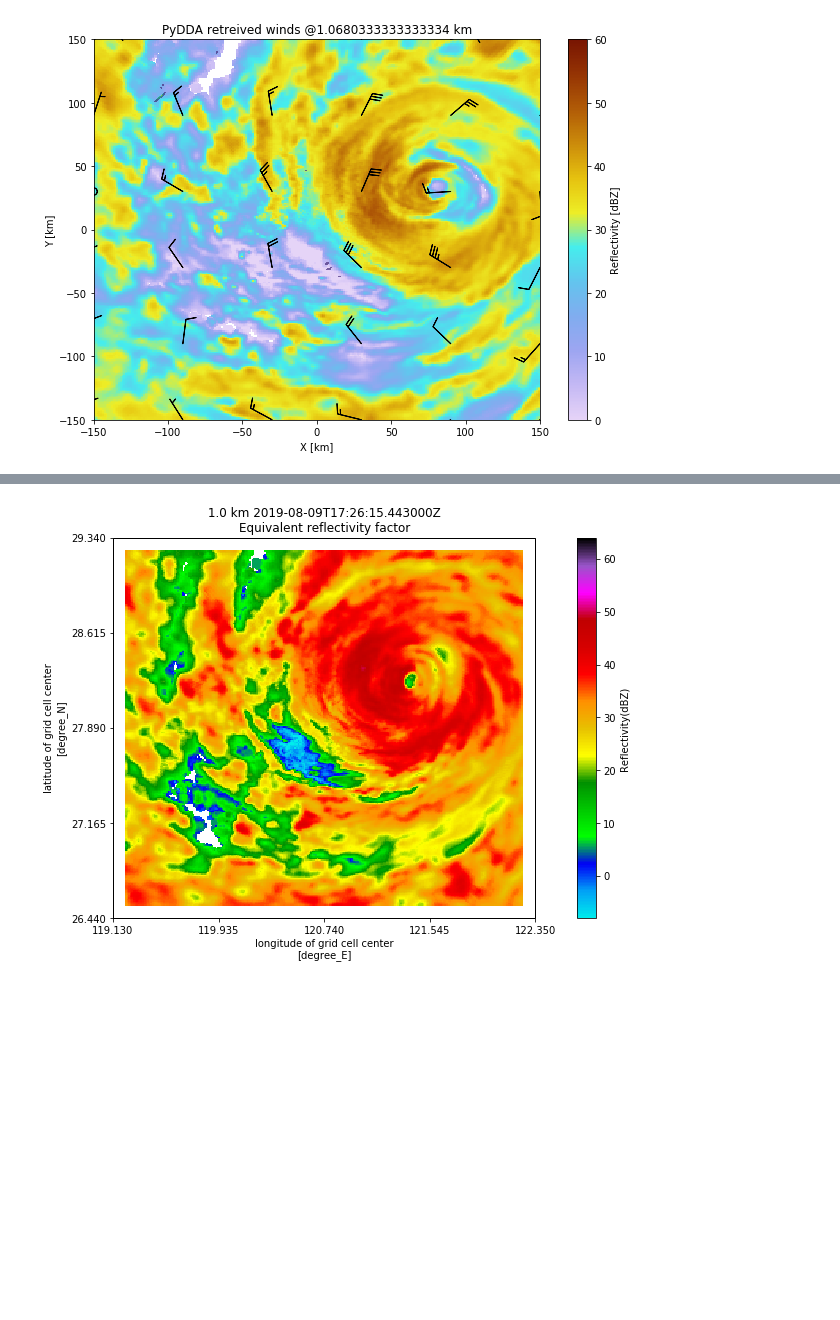
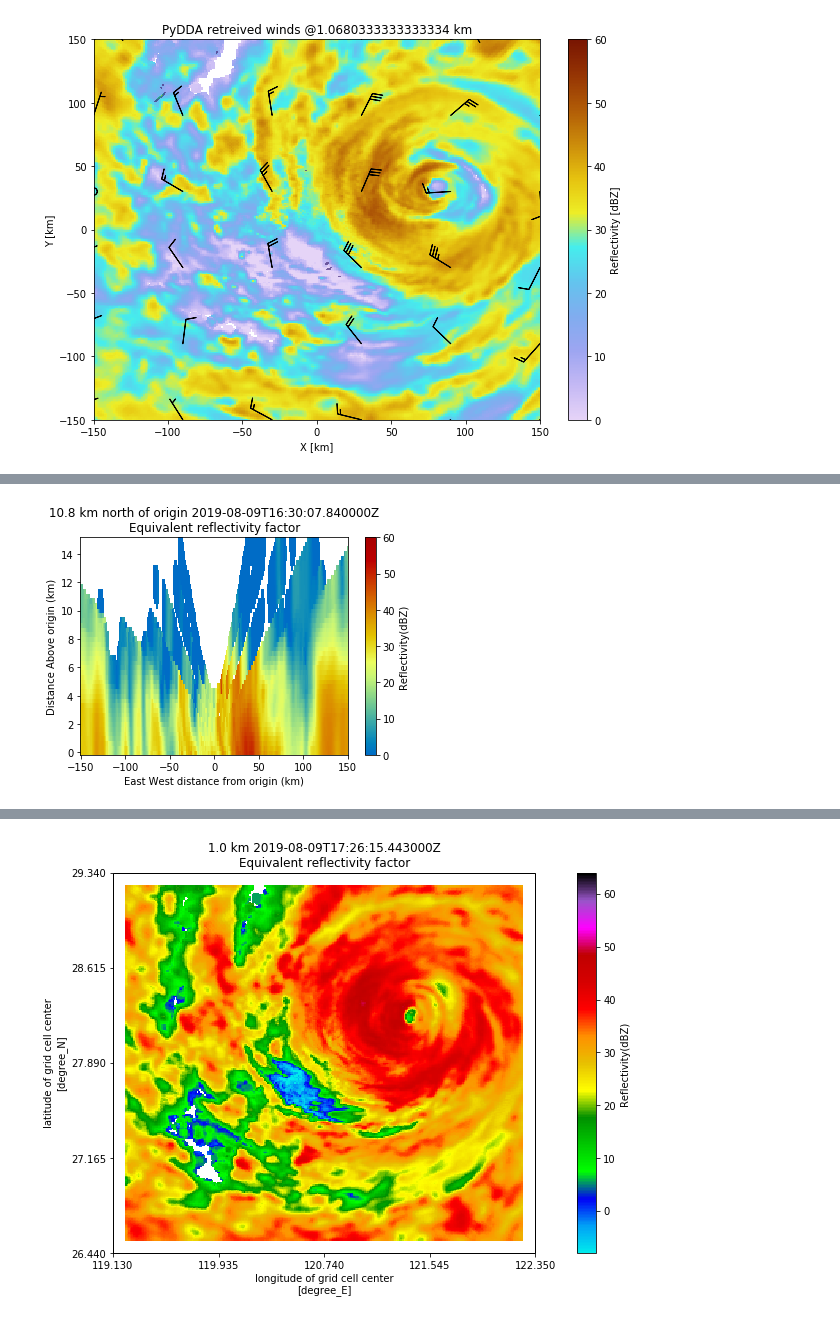
Before and after one commit to liyuan3970/study_demo, a Jupyter notebook: met_plot/利齐马/1_radar_retrive_wind-ECdata.ipynb, the cells around one changed output, grey strips where cells are left out. Cells and saved outputs as stored; diff of their text form; code cells hidden in the pictures; blank space fills up the shorter version.

```diff
--- a/met_plot/利齐马/1_radar_retrive_wind-ECdata.ipynb
+++ b/met_plot/利齐马/1_radar_retrive_wind-ECdata.ipynb
@@ -633,0 +665,4 @@ pyart.io.write_grid('grid.nc', new_grids[0])
+# %%
+display.plot_latitude_slice('reflectivity', lat=28.0, vmin=0, vmax=60)
+# %% [output]
+[figure, added]
```
Also changed, not shown: parts of 5 cells of this notebook, 1 other file.
